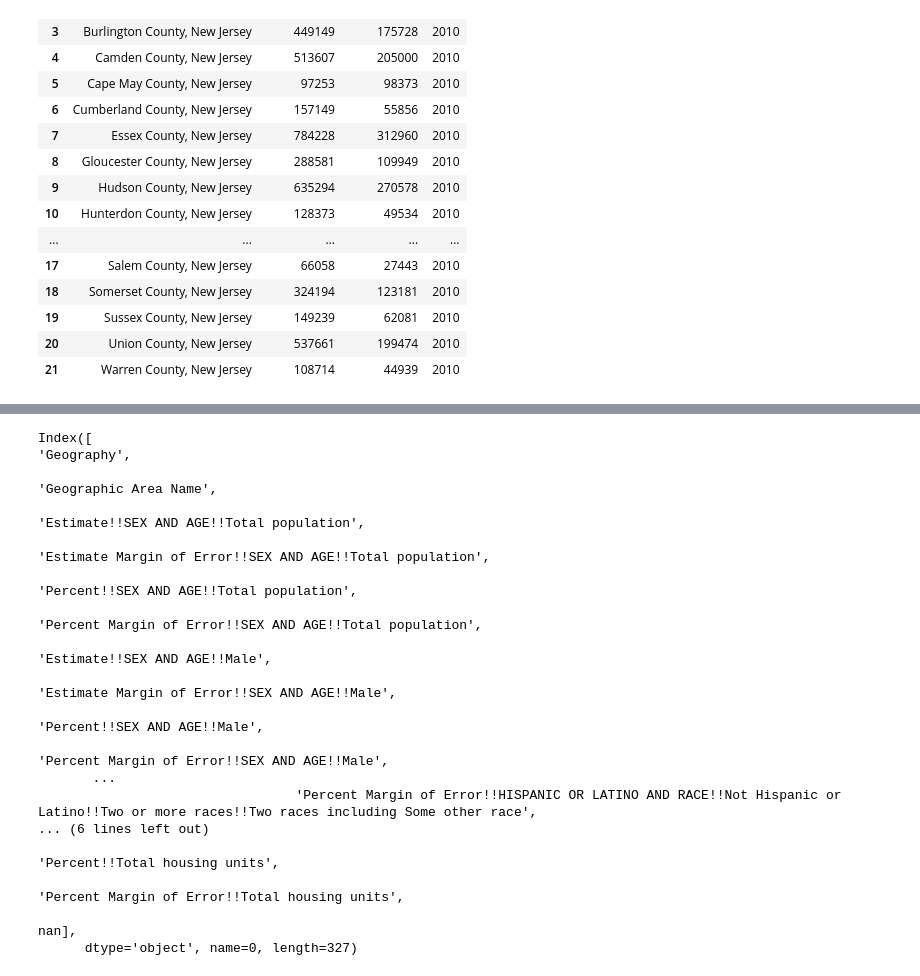
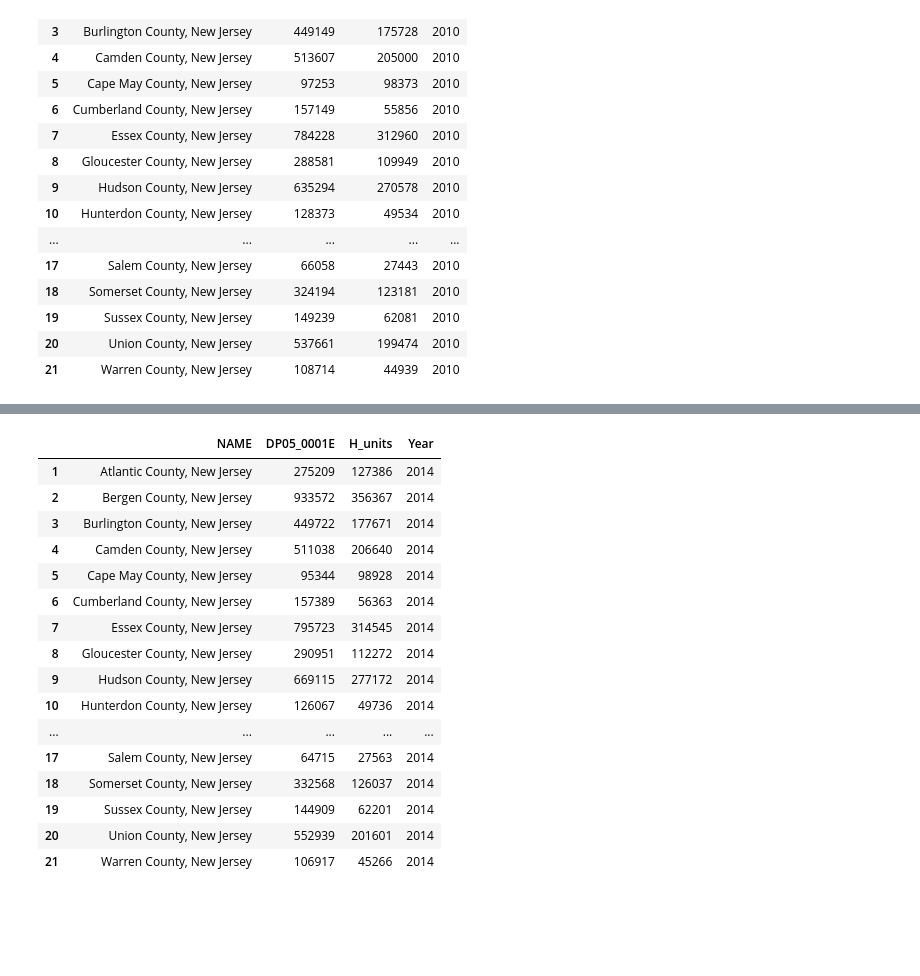
Before and after one commit to carlavilla/DataManagement, a Jupyter notebook: Flooding_and_Housing_NJ.ipynb, the cells around one changed output, grey strips where cells are left out. Saved outputs shown, nothing was run; the diff lists cells and outputs as text; code cells hidden in the pictures; blank space fills up the shorter version.

```diff
--- a/Flooding_and_Housing_NJ.ipynb
+++ b/Flooding_and_Housing_NJ.ipynb
@@ -277,20 +240,25 @@ Warning: Total number of columns (327) exceeds max_columns (20). Falling back to
-# %%
-acspop2010.columns
-# %% [output]
-Index([                                                                                                                                                     'Geography',
-                                                                                                                                                 'Geographic Area Name',
-                                                                                                                              'Estimate!!SEX AND AGE!!Total population',
-                                                                                                              'Estimate Margin of Error!!SEX AND AGE!!Total population',
-                                                                                                                               'Percent!!SEX AND AGE!!Total population',
-                                                                                                               'Percent Margin of Error!!SEX AND AGE!!Total population',
-                                                                                                                                          'Estimate!!SEX AND AGE!!Male',
-                                                                                                                          'Estimate Margin of Error!!SEX AND AGE!!Male',
-                                                                                                                                           'Percent!!SEX AND AGE!!Male',
-                                                                                                                           'Percent Margin of Error!!SEX AND AGE!!Male',
-       ...
-                                 'Percent Margin of Error!!HISPANIC OR LATINO AND RACE!!Not Hispanic or Latino!!Two or more races!!Two races including Some other race',
-... (6 lines left out)
-                                                                                                                                         'Percent!!Total housing units',
-                                                                                                                         'Percent Margin of Error!!Total housing units',
-                                                                                                                                                                    nan],
-      dtype='object', name=0, length=327)
+# %%
+acspop2014=pd.read_csv('ACSDP1Y2014.DP05-Data.csv')
+acspop2014= acspop2014[['NAME', 'DP05_0001E', 'DP05_0081E']]
+acspop2014['Year'] = 2014
+acspop14= acspop2014.drop([0])
+acspop14= acspop14.rename(columns={'DP05_0081E': 'H_units'})
+acspop14
+# %% [output]
+|  | NAME | DP05_0001E | H_units | Year |
+| 1 | Atlantic County, New Jersey | 275209 | 127386 | 2014 |
+| 2 | Bergen County, New Jersey | 933572 | 356367 | 2014 |
+| 3 | Burlington County, New Jersey | 449722 | 177671 | 2014 |
+| 4 | Camden County, New Jersey | 511038 | 206640 | 2014 |
+| 5 | Cape May County, New Jersey | 95344 | 98928 | 2014 |
+| 6 | Cumberland County, New Jersey | 157389 | 56363 | 2014 |
+| 7 | Essex County, New Jersey | 795723 | 314545 | 2014 |
+| 8 | Gloucester County, New Jersey | 290951 | 112272 | 2014 |
+| 9 | Hudson County, New Jersey | 669115 | 277172 | 2014 |
+| 10 | Hunterdon County, New Jersey | 126067 | 49736 | 2014 |
+| ... | ... | ... | ... | ... |
+| 17 | Salem County, New Jersey | 64715 | 27563 | 2014 |
+| 18 | Somerset County, New Jersey | 332568 | 126037 | 2014 |
+| 19 | Sussex County, New Jersey | 144909 | 62201 | 2014 |
+| 20 | Union County, New Jersey | 552939 | 201601 | 2014 |
+| 21 | Warren County, New Jersey | 106917 | 45266 | 2014 |
```
Also changed, not shown: parts of 25 cells of this notebook.
